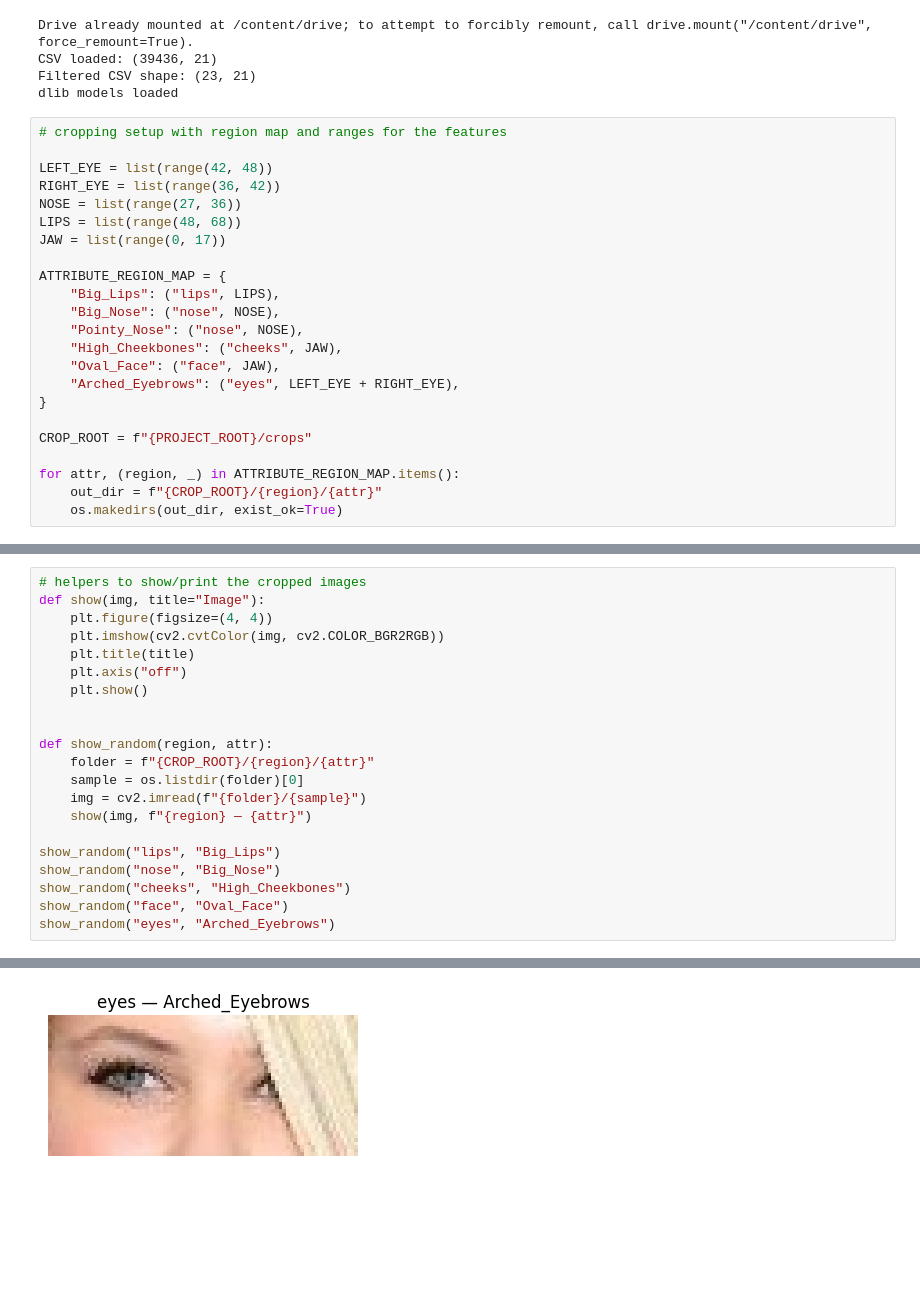
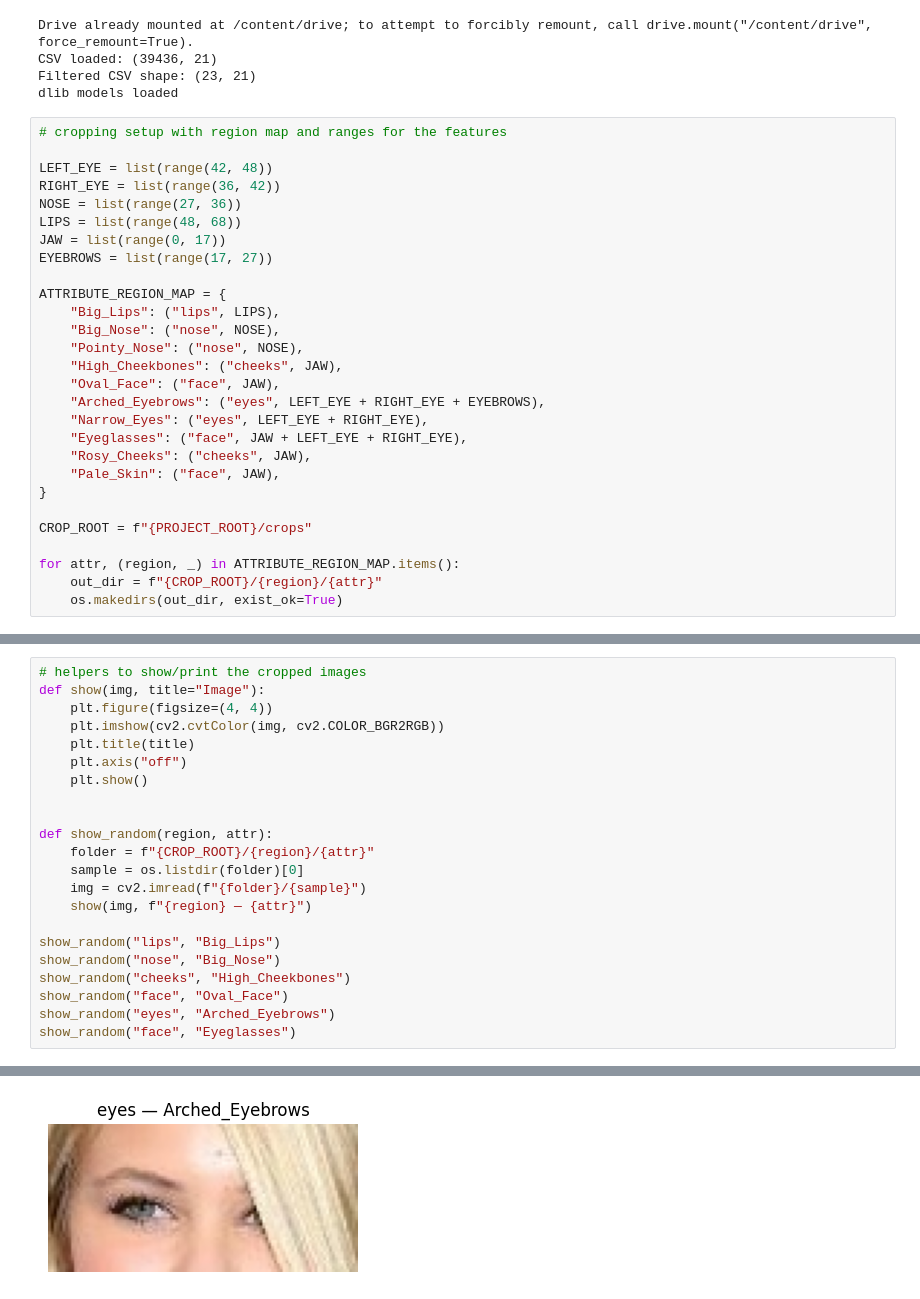
Before and after one commit to summerhero09/CV-Final-Project, a Jupyter notebook: feature_cropping.ipynb, the cells around one changed output, grey strips where cells are left out. Cells and saved outputs as stored; diff of their text form; blank space fills up the shorter version.

Commit message:
updated face cropping for all selected attributes

```diff
--- a/FeatureCrop.ipynb
+++ b/feature_cropping.ipynb
@@ -107,6 +107,7 @@ RIGHT_EYE = list(range(36, 42))
 NOSE = list(range(27, 36))
 LIPS = list(range(48, 68))
 JAW = list(range(0, 17))
+EYEBROWS = list(range(17, 27))
 
 ATTRIBUTE_REGION_MAP = {
     "Big_Lips": ("lips", LIPS),
@@ -114,7 +115,11 @@ ATTRIBUTE_REGION_MAP = {
     "Pointy_Nose": ("nose", NOSE),
     "High_Cheekbones": ("cheeks", JAW),
     "Oval_Face": ("face", JAW),
-    "Arched_Eyebrows": ("eyes", LEFT_EYE + RIGHT_EYE),
+    "Arched_Eyebrows": ("eyes", LEFT_EYE + RIGHT_EYE + EYEBROWS),
+    "Narrow_Eyes": ("eyes", LEFT_EYE + RIGHT_EYE),
+    "Eyeglasses": ("face", JAW + LEFT_EYE + RIGHT_EYE),
+    "Rosy_Cheeks": ("cheeks", JAW),
+    "Pale_Skin": ("face", JAW),
 }
 
 CROP_ROOT = f"{PROJECT_ROOT}/crops"
@@ -157,27 +166,28 @@ All crops saved
 # %%
 # helpers to show/print the cropped images
 def show(img, title="Image"):
     plt.figure(figsize=(4, 4))
     plt.imshow(cv2.cvtColor(img, cv2.COLOR_BGR2RGB))
     plt.title(title)
     plt.axis("off")
     plt.show()
 
 
 def show_random(region, attr):
     folder = f"{CROP_ROOT}/{region}/{attr}"
     sample = os.listdir(folder)[0]
     img = cv2.imread(f"{folder}/{sample}")
     show(img, f"{region} — {attr}")
 
 show_random("lips", "Big_Lips")
 show_random("nose", "Big_Nose")
 show_random("cheeks", "High_Cheekbones")
 show_random("face", "Oval_Face")
 show_random("eyes", "Arched_Eyebrows")
+show_random("face", "Eyeglasses")
 # %% [output]
 [figure]
 [figure]
 [figure]
 [figure]
-[figure, old version]
+[figure, new version]
```
Also changed, not shown: parts of 2 cells of this notebook.
